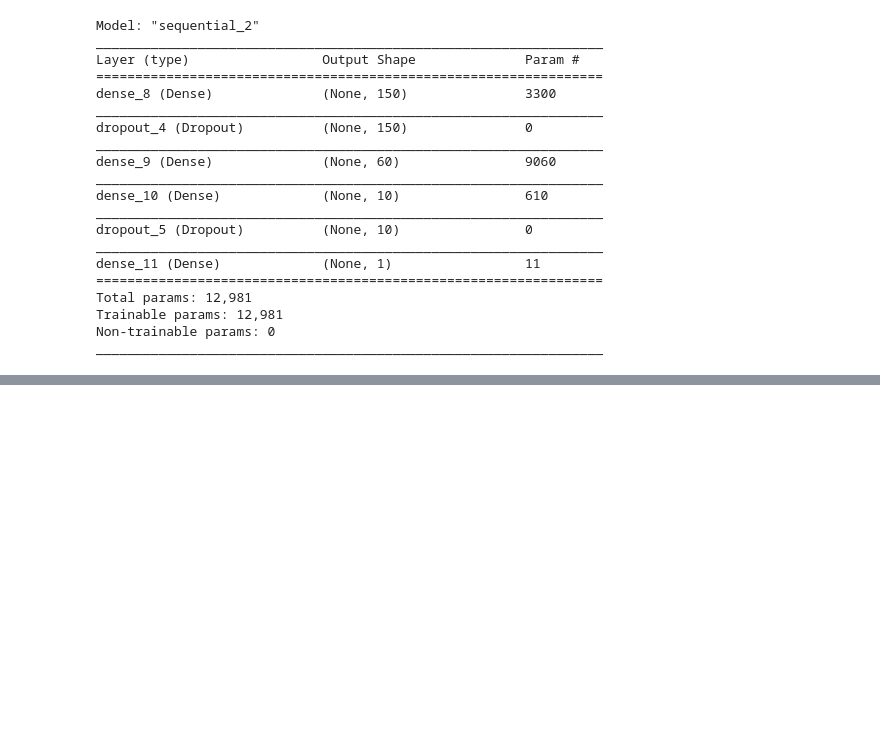
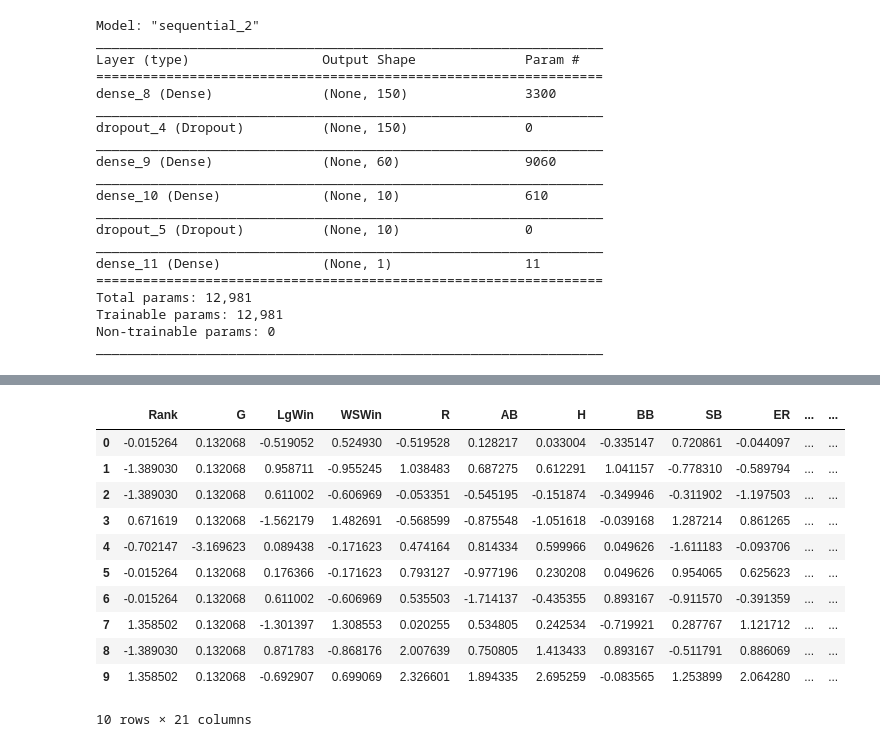
Before and after one commit to davidhu7/HackDavis, a Jupyter notebook: MLmodels/model.ipynb, the cells around one changed output, grey strips where cells are left out. Drawn from its saved outputs; the diff is of its cells as text; code cells hidden in the pictures; blank space fills up the shorter version.

```diff
--- a/MLmodels/model.ipynb
+++ b/MLmodels/model.ipynb
@@ -249,3 +249,11 @@ _________________________________________________________________
 import tensorflowjs as tfjs
 tfjs.converters.save_keras_model(model,"jsmodel")
 model.save("games.h5")
+# %%
+data_s =pd.read_csv("data.csv")
+name = data_s["name"]
+year = data_s["yearID"]
+data_s.drop(["name","yearID"],axis=1,inplace=True)
+# %%
+values = full_pipeline.fit_transform(data_s)
+values[1]
@@ -251,0 +281,17 @@ model.save("games.h5")
+# %%
+data_s = pd.DataFrame(values,columns=['Rank','G','LgWin','WSWin','R','AB','H','BB','SB','ER','ERA','HA','E','DP','attendance','BPF','PPF','W1','W2','L1','L2'])
+# %%
+data_s.head(10)
+# %% [output]
+|  | Rank | G | LgWin | WSWin | R | AB | H | BB | SB | ER | ... | ... |
+| 0 | -0.015264 | 0.132068 | -0.519052 | 0.524930 | -0.519528 | 0.128217 | 0.033004 | -0.335147 | 0.720861 | -0.044097 | ... | ... |
+| 1 | -1.389030 | 0.132068 | 0.958711 | -0.955245 | 1.038483 | 0.687275 | 0.612291 | 1.041157 | -0.778310 | -0.589794 | ... | ... |
+| 2 | -1.389030 | 0.132068 | 0.611002 | -0.606969 | -0.053351 | -0.545195 | -0.151874 | -0.349946 | -0.311902 | -1.197503 | ... | ... |
+| 3 | 0.671619 | 0.132068 | -1.562179 | 1.482691 | -0.568599 | -0.875548 | -1.051618 | -0.039168 | 1.287214 | 0.861265 | ... | ... |
+| 4 | -0.702147 | -3.169623 | 0.089438 | -0.171623 | 0.474164 | 0.814334 | 0.599966 | 0.049626 | -1.611183 | -0.093706 | ... | ... |
+| 5 | -0.015264 | 0.132068 | 0.176366 | -0.171623 | 0.793127 | -0.977196 | 0.230208 | 0.049626 | 0.954065 | 0.625623 | ... | ... |
+| 6 | -0.015264 | 0.132068 | 0.611002 | -0.606969 | 0.535503 | -1.714137 | -0.435355 | 0.893167 | -0.911570 | -0.391359 | ... | ... |
+| 7 | 1.358502 | 0.132068 | -1.301397 | 1.308553 | 0.020255 | 0.534805 | 0.242534 | -0.719921 | 0.287767 | 1.121712 | ... | ... |
+| 8 | -1.389030 | 0.132068 | 0.871783 | -0.868176 | 2.007639 | 0.750805 | 1.413433 | 0.893167 | -0.511791 | 0.886069 | ... | ... |
+| 9 | 1.358502 | 0.132068 | -0.692907 | 0.699069 | 2.326601 | 1.894335 | 2.695259 | -0.083565 | 1.253899 | 2.064280 | ... | ... |
+10 rows × 21 columns
```
Also changed, not shown: parts of 4 cells of this notebook, 3 other files.
